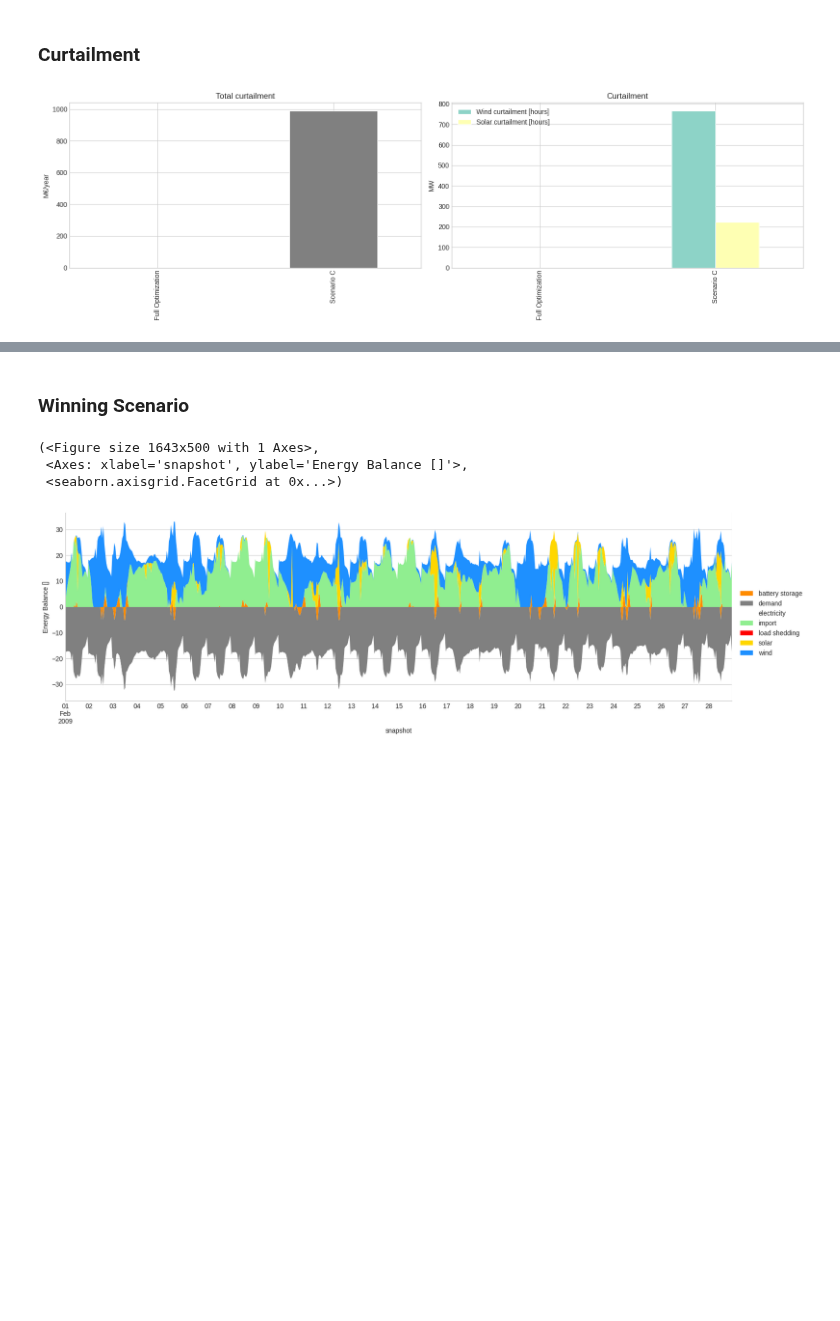
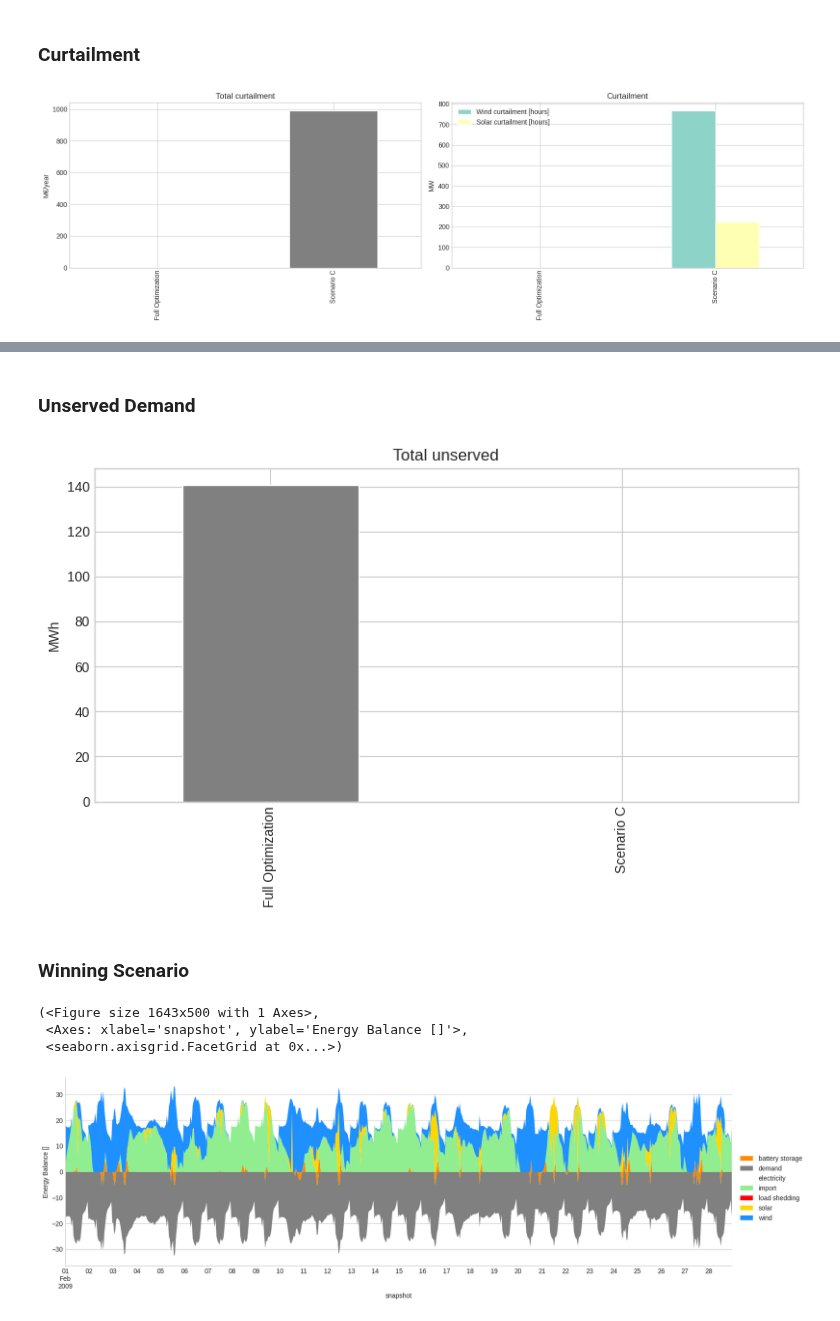
Before and after one commit to karivero/esi_final_repo, a Jupyter notebook: final_esi/ESI_Assignment/combined_submission.ipynb, the cells around one changed output, grey strips where cells are left out. Cells and saved outputs as stored; diff of their text form; code cells hidden in the pictures; blank space fills up the shorter version.

```diff
--- a/final_esi/ESI_Assignment/combined_submission.ipynb
+++ b/final_esi/ESI_Assignment/combined_submission.ipynb
@@ -934,6 +868,7 @@ def extract_kpis(n, label):
 
     import_mwh   = n.generators_t.p.get("import", pd.Series(0)).sum()
     loadshed_mwh = n.generators_t.p.get("load shedding", pd.Series(0)).sum()
+    unserved_mwh = n.generators_t.p["load shedding"].sum()
 
     #curtailment
     opt_wind_mw = n.generators.p_nom_opt["wind"] * n.generators_t.p_max_pu["wind"]
@@ -962,6 +897,7 @@ def extract_kpis(n, label):
         "Wind curtailment [hours]": curtailment_wind,
         "Solar curtailment [hours]": curtailment_solar,
         "Total curtailment [hours]": total_curtailment,
+        "Total unserved [MWh]": unserved_mwh,
     }
 
 kpis = pd.DataFrame(
@@ -1022,3 +1063,22 @@ plt.tight_layout(); plt.show()
+# %% [markdown]
+### Unserved Demand
+# %%
+fig, ax = plt.subplots(figsize=(8, 5))
+
+kpis.loc[["Total unserved [MWh]"]].T.plot(
+    kind="bar",
+    ax=ax,
+    legend=False,
+    color="grey"
+)
+
+ax.set_title("Total unserved")
+ax.set_ylabel("MWh")
+
+plt.tight_layout()
+plt.show()
+# %% [output]
+[figure, added]
 # %% [markdown]
 ### Winning Scenario
 # %%
```
Also changed, not shown: parts of 16 cells of this notebook, 1 other file.
